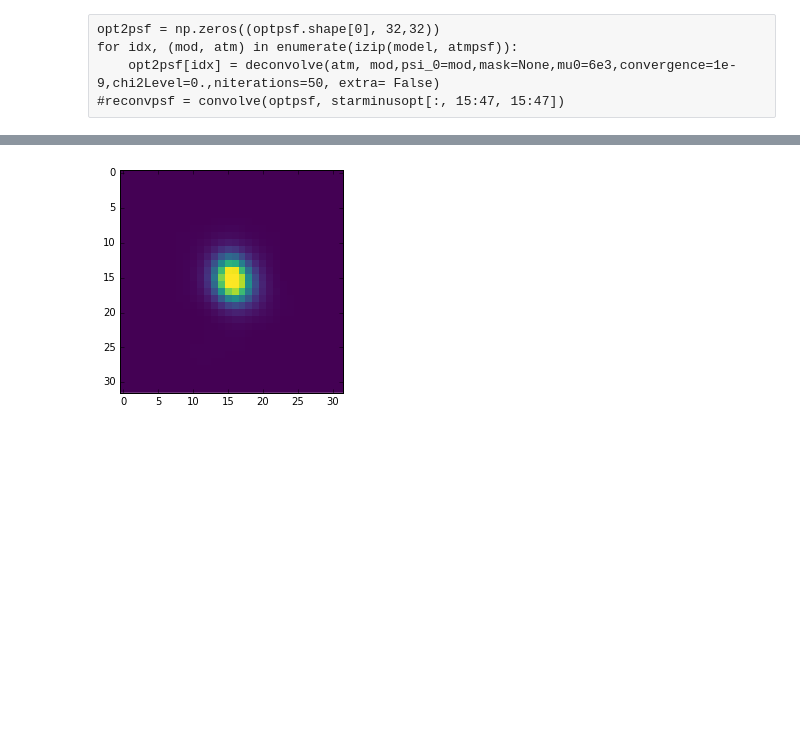
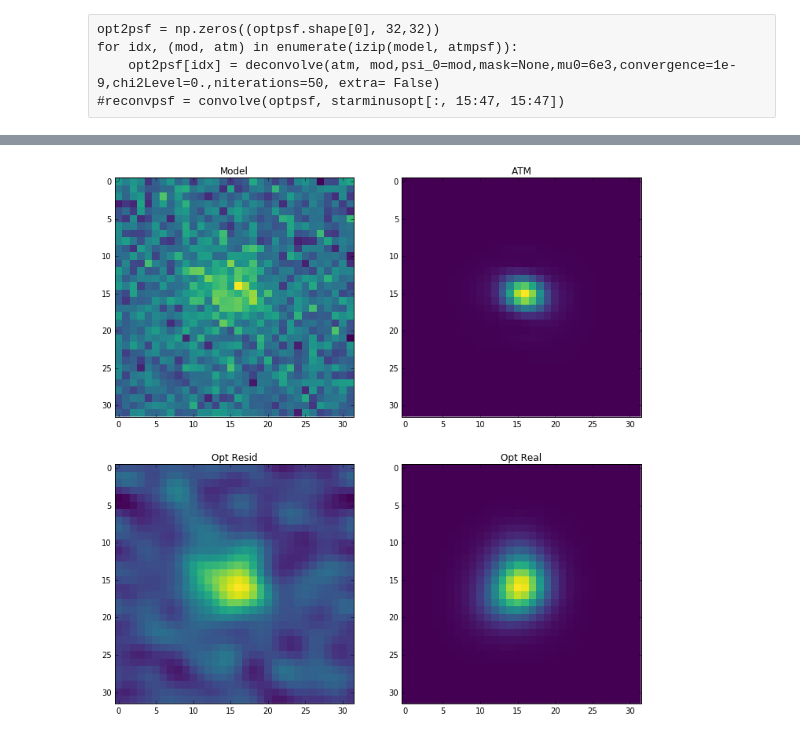
Before and after one commit to aaronroodman/DeconvolvePSF, a Jupyter notebook: Deconvolve Test.ipynb, the cells around one changed output, grey strips where cells are left out. Cells and saved outputs as stored; diff of their text form; code cells hidden in the pictures; blank space fills up the shorter version.

```diff
--- a/Deconvolve Test.ipynb
+++ b/Deconvolve Test.ipynb
@@ -215,6 +288,20 @@ for idx, (mod, atm) in enumerate(izip(model, atmpsf)):
 # %%
-idx = 0
-dec = deconvolve(atmpsf[idx], model[idx],psi_0=None,mask=None,mu0=0,convergence=1e-2,chi2Level=0.,niterations=50, extra= False)
+dec = deconvolve(atmpsf[idx], model_noisy,psi_0= np.ones(model_noisy.shape),mask=None,mu0=back/mnt,convergence=1e-3,chi2Level=0.,niterations=50, extra= False)
+
+evaluator = Moment_Evaluator()
+
+# try a better starting guess - based on our knowledge of the PSF
+resid_moments = evaluator(dec)
+true_moments = evaluator(optpsf[idx])
+
+#TODO what to do if makeGaussian throws an error?
+# subtract 2nd order moments in quadrature, use an object with the difference
+Mxx_diff = resid_moments['Mxx'][0] - true_moments['Mxx'][0]
+Myy_diff = resid_moments['Myy'][0] - true_moments['Myy'][0]
+Mxy_diff = resid_moments['Mxy'][0] - true_moments['Mxy'][0]
+print 'Residual minus True: Mxx Myy Mxy'
+print Mxx_diff, Myy_diff, Mxy_diff
+
 fig = plt.figure(figsize = (10,10))
 
 vmin = None
@@ -225,7 +312,7 @@ plt.title('ATM')
 plt.imshow(atmpsf[idx], interpolation = 'None', vmin = vmin, vmax = vmax)
 plt.subplot(221)
 plt.title('Model')
-plt.imshow(model[idx], interpolation = 'None', vmin = vmin, vmax = vmax)
+plt.imshow(model_noisy, interpolation = 'None', vmin = vmin, vmax = vmax)
 plt.subplot(223)
 plt.title('Opt Resid')
 plt.imshow(dec, interpolation = 'None', vmin = vmin, vmax = vmax)
@@ -268,20 +385,49 @@ plt.imshow(optpsf[idx], interpolation = 'None')
 # %%
-dec = deconvolve(atmpsf[idx], model[idx],psi_0=model[idx],mask=None,mu0=atmpsf[idx].mean(),convergence=1e-6,chi2Level=0.,niterations=50, extra= False)
-fig = plt.figure(figsize = (10,10))
+#addding poisson noise
+for background in [.1, .05,.01, .005, .001, .0005, .0001, .00005, .00001]:
+    print 'Background = %f'%(background)
+    idx = 0
+    flux = 5000
+    back = flux*background
+    noise = poisson(lam = back, size = model[idx].shape)
+    model_noisy = flux*model[idx] + noise
+    mnt = model_noisy.sum()
+    model_noisy = model_noisy/(model_noisy.sum())
+    background = model_noisy[model_noisy< model_noisy.mean()+model_noisy.std()]
 
-vmin = None
-vmax = None#np.max([atmpsf[idx].max(), model[idx].max(), optpsf[idx].max()])
+    dec = deconvolve(atmpsf[idx], model_noisy,psi_0= np.ones(model_noisy.shape),mask=None,mu0=back/mnt,convergence=1e-4,chi2Level=0.,niterations=10, extra= False)
 
-plt.subplot(222)
-plt.title('ATM')
-plt.imshow(atmpsf[idx], interpolation = 'None', vmin = vmin, vmax = vmax)
-plt.subplot(221)
-plt.title('Model')
-plt.imshow(model[idx], interpolation = 'None', vmin = vmin, vmax = vmax)
-plt.subplot(223)
-plt.title('Opt Resid')
-plt.imshow(dec, interpolation = 'None', vmin = vmin, vmax = vmax)
-plt.subplot(224)
-plt.title('Opt Real')
-plt.imshow(optpsf[idx], interpolation = 'None', vmin = vmin, vmax = vmax)
+    evaluator = Moment_Evaluator()
+
+    # try a better starting guess - based on our knowledge of the PSF
+    resid_moments = evaluator(dec)
+    true_moments = evaluator(optpsf[idx])
+
+    #TODO what to do if makeGaussian throws an error?
+    # subtract 2nd order moments in quadrature, use an object with the difference
+    Mxx_diff = resid_moments['Mxx'][0] - true_moments['Mxx'][0]
+    Myy_diff = resid_moments['Myy'][0] - true_moments['Myy'][0]
+    Mxy_diff = resid_moments['Mxy'][0] - true_moments['Mxy'][0]
+    print 'Residual minus True: Mxx Myy Mxy'
+    print Mxx_diff, Myy_diff, Mxy_diff
+
+    fig = plt.figure(figsize = (12,12))
+
+    vmin = None
+    vmax = None#np.max([atmpsf[idx].max(), model[idx].max(), optpsf[idx].max()])
+
+    plt.subplot(222)
+    plt.title('ATM')
+    plt.imshow(atmpsf[idx], interpolation = 'None', vmin = vmin, vmax = vmax)
+    plt.subplot(221)
+    plt.title('Model')
+    plt.imshow(model_noisy, interpolation = 'None', vmin = vmin, vmax = vmax)
+    plt.subplot(223)
+    plt.title('Opt Resid')
+    plt.imshow(dec, interpolation = 'None', vmin = vmin, vmax = vmax)
+    plt.subplot(224)
+    plt.title('Opt Real')
+    plt.imshow(optpsf[idx], interpolation = 'None', vmin = vmin, vmax = vmax)
+
+    plt.show()
 # %% [output]
@@ -289 +441 @@ plt.imshow(optpsf[idx], interpolation = 'None', vmin = vmin, vmax = vmax)
-[figure, old version]
+[figure, new version]
```
Also changed, not shown: parts of 20 cells of this notebook, 2 other files.
